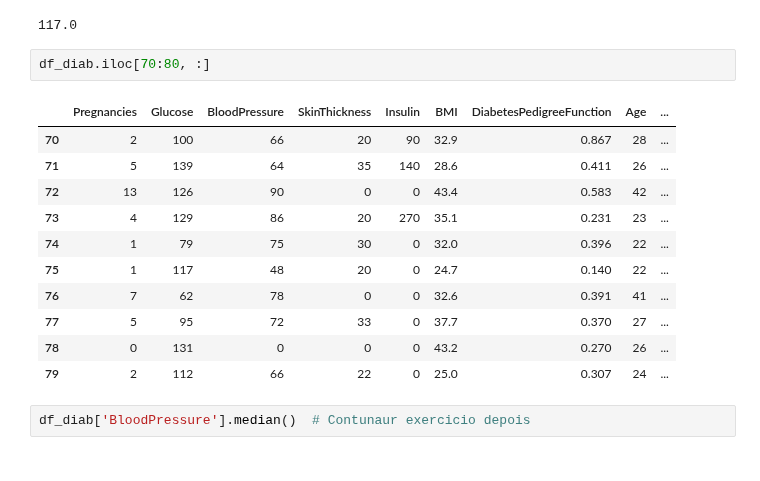
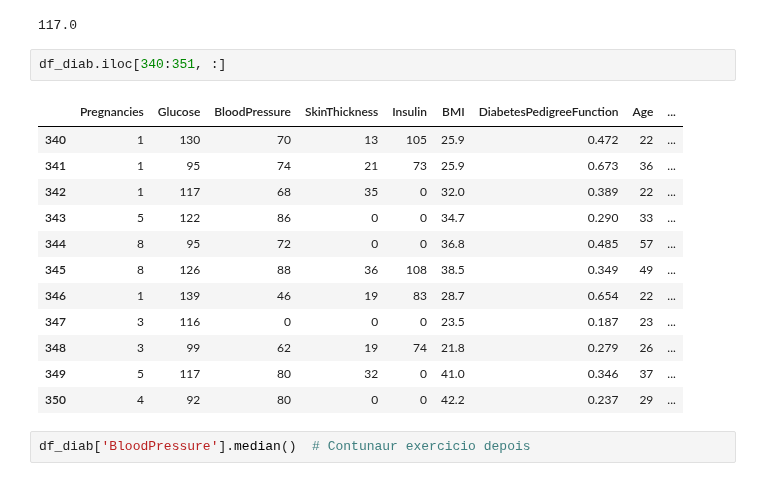
Before and after one commit to amgonca2019/DSWP, a Jupyter notebook: NB10_04__3DP_2_Missing_Value_Handling.ipynb, the cells around one changed output. Cells and saved outputs as stored; diff of their text form.

```diff
--- a/NB10_04__3DP_2_Missing_Value_Handling.ipynb
+++ b/NB10_04__3DP_2_Missing_Value_Handling.ipynb
@@ -576,19 +576,20 @@ df_diab['Glucose'].median()
 # %% [output]
 117.0
 # %%
-df_diab.iloc[70:80, :]
+df_diab.iloc[340:351, :]
 # %% [output]
 |  | Pregnancies | Glucose | BloodPressure | SkinThickness | Insulin | BMI | DiabetesPedigreeFunction | Age | ... |
-| 70 | 2 | 100 | 66 | 20 | 90 | 32.9 | 0.867 | 28 | ... |
-| 71 | 5 | 139 | 64 | 35 | 140 | 28.6 | 0.411 | 26 | ... |
-| 72 | 13 | 126 | 90 | 0 | 0 | 43.4 | 0.583 | 42 | ... |
-| 73 | 4 | 129 | 86 | 20 | 270 | 35.1 | 0.231 | 23 | ... |
-| 74 | 1 | 79 | 75 | 30 | 0 | 32.0 | 0.396 | 22 | ... |
-| 75 | 1 | 117 | 48 | 20 | 0 | 24.7 | 0.140 | 22 | ... |
-| 76 | 7 | 62 | 78 | 0 | 0 | 32.6 | 0.391 | 41 | ... |
-| 77 | 5 | 95 | 72 | 33 | 0 | 37.7 | 0.370 | 27 | ... |
-| 78 | 0 | 131 | 0 | 0 | 0 | 43.2 | 0.270 | 26 | ... |
-| 79 | 2 | 112 | 66 | 22 | 0 | 25.0 | 0.307 | 24 | ... |
+| 340 | 1 | 130 | 70 | 13 | 105 | 25.9 | 0.472 | 22 | ... |
+| 341 | 1 | 95 | 74 | 21 | 73 | 25.9 | 0.673 | 36 | ... |
+| 342 | 1 | 117 | 68 | 35 | 0 | 32.0 | 0.389 | 22 | ... |
+| 343 | 5 | 122 | 86 | 0 | 0 | 34.7 | 0.290 | 33 | ... |
+| 344 | 8 | 95 | 72 | 0 | 0 | 36.8 | 0.485 | 57 | ... |
+| 345 | 8 | 126 | 88 | 36 | 108 | 38.5 | 0.349 | 49 | ... |
+| 346 | 1 | 139 | 46 | 19 | 83 | 28.7 | 0.654 | 22 | ... |
+| 347 | 3 | 116 | 0 | 0 | 0 | 23.5 | 0.187 | 23 | ... |
+| 348 | 3 | 99 | 62 | 19 | 74 | 21.8 | 0.279 | 26 | ... |
+| 349 | 5 | 117 | 80 | 32 | 0 | 41.0 | 0.346 | 37 | ... |
+| 350 | 4 | 92 | 80 | 0 | 0 | 42.2 | 0.237 | 29 | ... |
 # %%
 df_diab['BloodPressure'].median()  # Contunaur exercicio depois
 # %% [output]
```
Also changed, not shown: parts of 20 cells of this notebook.
